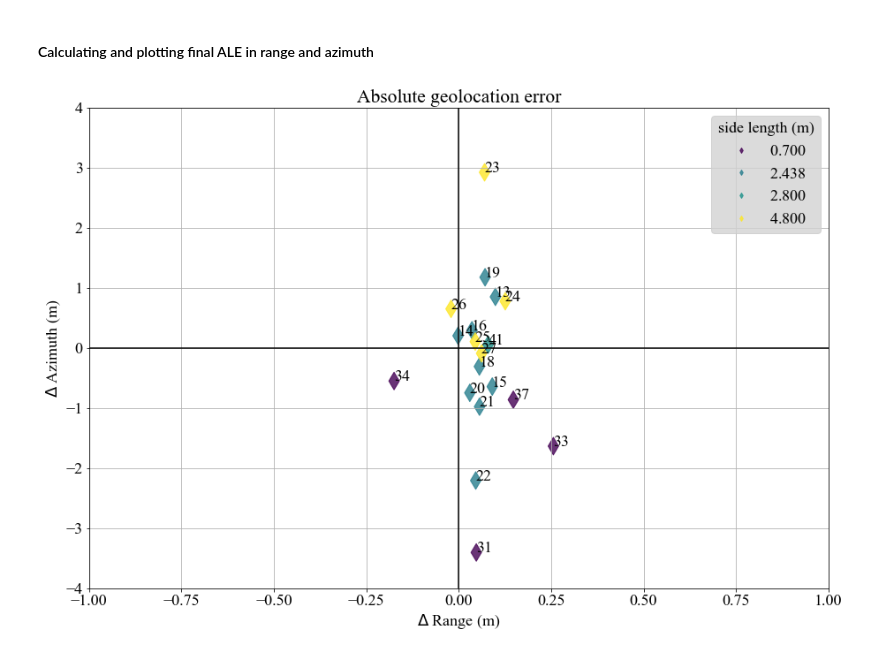
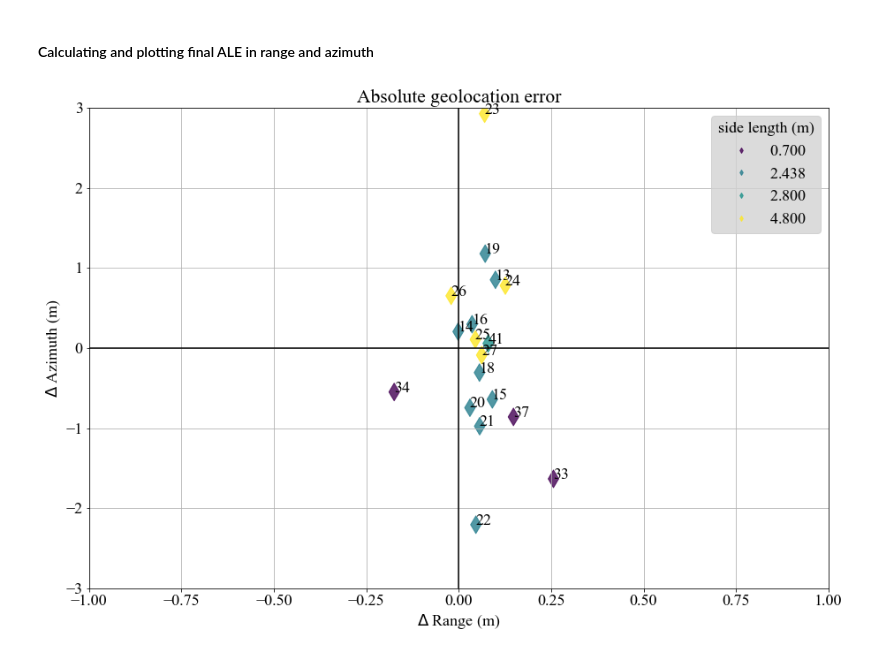
Before and after one commit to OPERA-Cal-Val/calval-CSLC, a Jupyter notebook: ALE_Rosamond_tropo.S1A.ipynb, the cells around one changed output. Saved outputs shown, nothing was run; the diff lists cells and outputs as text; code cells hidden in the pictures.

```diff
--- a/ALE_Rosamond_tropo.S1A.ipynb
+++ b/ALE_Rosamond_tropo.S1A.ipynb
@@ -302,35 +256,0 @@ gzip -d jplg0060.21i.Z
-# %%
-## parameter setup for ionospheric correction
-#JPL global ionospheric map (GIM) product
-tecfile = ionex_filename(sensingStart.year, day_of_year, center).replace('.Z','')
-
-tecmap_array = get_tecmaps(tecfile)
-tecmap_array = np.array(tecmap_array)
-
-sensing_hour = sensingStart.hour
-
-#daily TEC map has 2-hour interval
-if (sensing_hour % 2) == 0:
-    ind_hour = int(sensing_hour / 2)
-else:
-    ind_hour = sensing_hour // 2 + 1
-
-tecmap = tecmap_array[ind_hour,:,:]
-
-from isceobj.Constants import SPEED_OF_LIGHT
-C = SPEED_OF_LIGHT    #speed of light (m/s)
-freq = C / wvl    #carrier frequency (Hz)
-
-#LOS vector
-los = (np.array(Ps_vec)-np.array(xyz_cen))/np.linalg.norm(np.array(Ps_vec)-np.array(xyz_cen))
-
-deg2rad = np.pi/180
-n_vec = np.array([np.cos(llh_cen[0]*deg2rad)*np.cos(llh_cen[1]*deg2rad),
-                  np.cos(llh_cen[0]*deg2rad)*np.sin(llh_cen[1]*deg2rad), np.sin(llh_cen[0]*deg2rad)])
-
-inc_ang = np.arccos(np.dot(los, n_vec)) #incidence angle at center
-elv_ang = np.pi/2 - inc_ang #elevation angle at center
-
-hsp = 400000   #effective ionospheric height (m)
-cosX = np.sqrt(1-(Re*np.cos(elv_ang)/(Re+hsp))**2)
-MF = 1/cosX    #mapping funciton
@@ -340,15 +262,13 @@ xloc = []      #expected location of CR in range (integer)
 yloc = []      #expected location of CR in azimuth (integer)
 xloc_float = []   #expected location of CR in range (float)
 yloc_float = []   #expected location of CR in azimuth (float)
-dIon = []         #range delay due to ionospheric effect
+
 
 for lat, lon, hgt in zip(df.lat,df.lon,df.hgt):
 
     llh = [lat, lon, hgt]
+
     tguess, rng = orb.geo2rdr(llh)    #main calculation for conversion between llh and pixel location
-
-    vTEC = get_tec(tecmap,lat,lon)
-    _dIon = 40.3 * (10**16) / (freq**2) * vTEC * MF   #slant range path delay
 
     xloc.append(int(np.floor((rng-nearRange)/rangePixelSize)))
     yloc.append(int(np.floor((tguess - sensingStart).total_seconds()/azimuthTimeInterval)))
@@ -356,13 +276,11 @@ for lat, lon, hgt in zip(df.lat,df.lon,df.hgt):
     xloc_float.append((rng-nearRange)/rangePixelSize)
     yloc_float.append((tguess - sensingStart).total_seconds()/azimuthTimeInterval)
 
-    dIon.append(_dIon)
 
 df['xloc'] = xloc
 df['yloc'] = yloc
 df['xloc_float'] = xloc_float
 df['yloc_float'] = yloc_float
-df['dIon'] = dIon
 # %%
 df.head()
 # %% [output]
@@ -831,22 +860,22 @@ ALE_Az = (df_filter['yloc_CR'] - df_filter['yloc_float'])*azimuthPixelSize + bis
 # %%
 #plotting ALE
 fig, ax = plt.subplots(figsize=(15,10))
 sc = ax.scatter(ALE_Rg, ALE_Az, s=200, c=df_filter['slen'], alpha=0.8, marker='d')
 ax.legend(*sc.legend_elements(),facecolor='lightgray')
 ax.get_legend().set_title('side length (m)')
 for ii, txt in enumerate(df_filter.iloc[:,0]):
     ax.annotate(txt, (ALE_Rg[ii],ALE_Az[ii]))   #putting IDs in each CR
 ax.grid(True)
 ax.set_xlim(-1,1)
-ax.set_ylim(-4,4)
+ax.set_ylim(-3,3)
 ax.axhline(0, color='black')
 ax.axvline(0, color='black')
 ax.set_title('Absolute geolocation error')
 ax.set_xlabel('$\Delta$ Range (m)')
 ax.set_ylabel('$\Delta$ Azimuth (m)')
 fig.savefig('ALE.png',dpi=300,bbox_inches='tight')
 # %% [output]
-[figure, old version]
+[figure, new version]
 # %%
 print('mean ALE in range: ',np.mean(ALE_Rg), 'std ALE in range: ',np.std(ALE_Rg))
 print('mean ALE in azimuth: ',np.mean(ALE_Az), 'std ALE in azimuth: ',np.std(ALE_Az))
```
Also changed, not shown: parts of 15 cells of this notebook, 1 other file.
